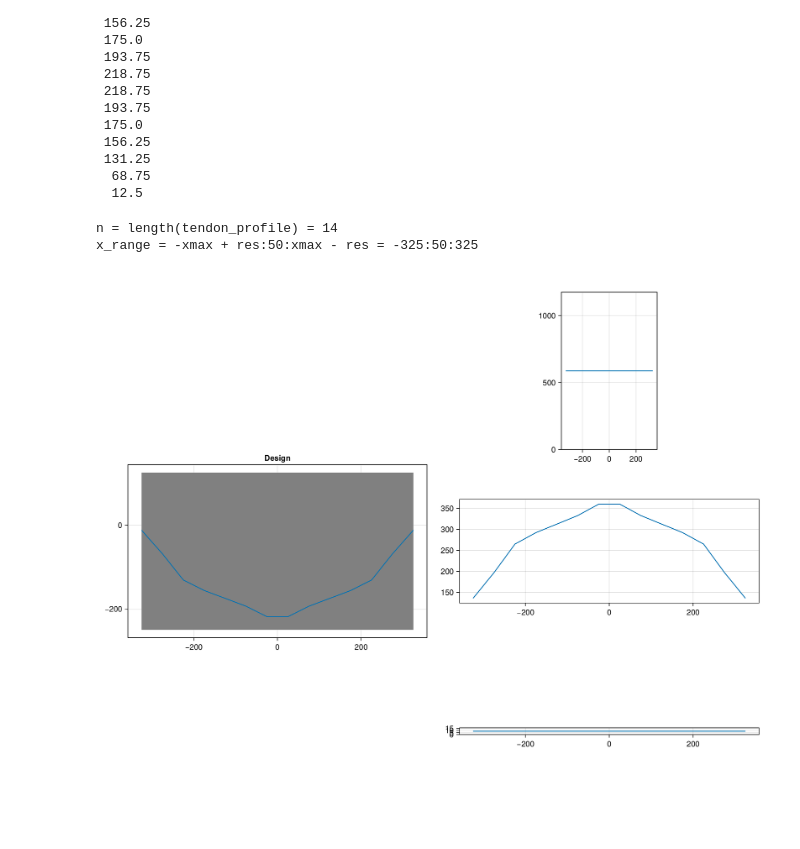
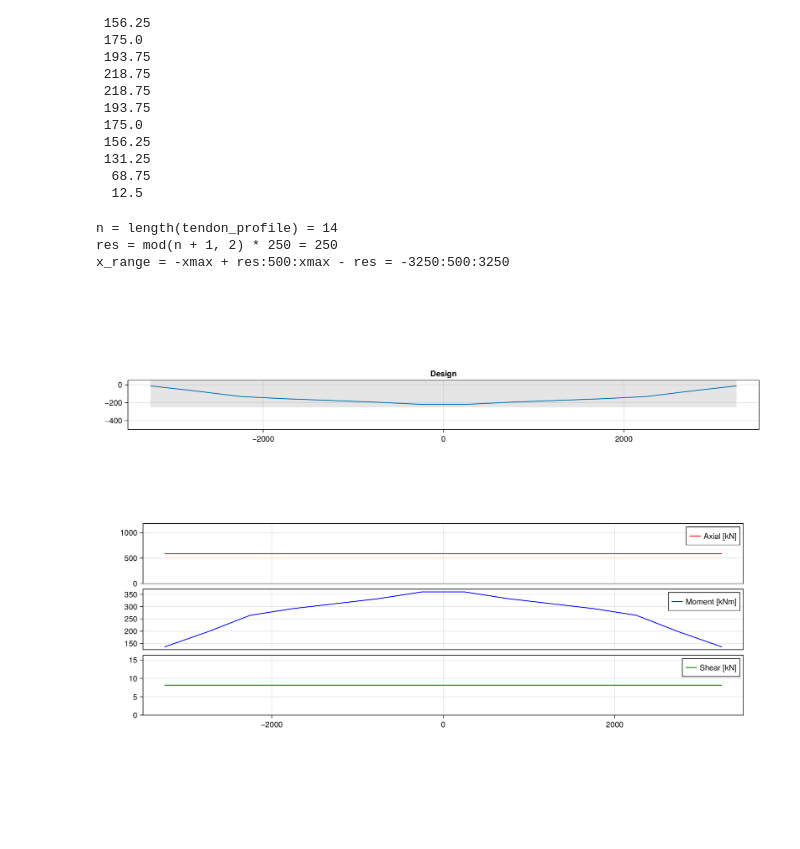
Before and after one commit to pitipatw/ConcreteExplorer, a Jupyter notebook: src/demo_design.ipynb, the cells around one changed output. Drawn from its saved outputs; the diff is of its cells as text; code cells hidden in the pictures; blank space fills up the shorter version.

```diff
--- a/src/demo_design.ipynb
+++ b/src/demo_design.ipynb
@@ -444,56 +444,78 @@ tendon_profile
   68.75
   12.5
 # %%
-f1 = Figure(size = (1200,1000))
-g_design = f1[1,1] = GridLayout()
-g_demands = f1[1,2] = GridLayout()
-
-axs_axial  = Axis(g_demands[1,1],aspect = DataAspect())
-
-
-axs_moment = Axis(g_demands[2,1],aspect = DataAspect())
-axs_shear  = Axis(g_demands[3,1],aspect = DataAspect())
+#plot center around x = 0
+@show n = length(tendon_profile)
+xmax = div(n,2)*500
+@show res = mod(n+1,2)*250
+@show x_range = -xmax+res:500:xmax-res
 
 
 
+f1 = Figure(size = (1200,800))
+g_design = f1[1,1] = GridLayout()
+g_demands = f1[2,1] = GridLayout()
+
 axs_design = Axis(g_design[1,1],title = "Design",
 aspect = DataAspect(),
+limits = (-xmax, xmax, -500, 50),
 yticks = 0:-200:-400,
 )
 
-#plot center around x = 0
-@show n = length(tendon_profile)
-xmax = div(n,2)*50
-res = mod(n+1,2)*25
-@show x_range = -xmax+res:50:xmax-res
-poly!(Rect(-(n-1)*50/2, -L, (n-1)*50, L*1.5), color = :grey)
+poly!(Rect( -xmax+res, -L, (n-1)*500, L*1.5), color = (:grey,0.2))
 tendon = lines!(axs_design, x_range, -tendon_profile)
 
-lines!(axs_axial ,x_range, axial_demands)
-lines!(axs_moment,x_range, moment_demands)
-lines!(axs_shear ,x_range, shear_demands)
 
-colsize!(g_demands, 1, Auto(5))
+
+axs_axial  = Axis(g_demands[1,1],aspect = 10,
+limits = (-xmax, xmax, nothing, nothing),
+)
+
+axs_moment = Axis(g_demands[2,1],aspect = 10,
+limits = (-xmax, xmax, nothing, nothing),
+)
+axs_shear  = Axis(g_demands[3,1],aspect = 10,
+limits = (-xmax, xmax, nothing, nothing),
+)
+hidexdecorations!(axs_axial, grid = false)
+hidexdecorations!(axs_moment, grid = false)
+
+lines!(axs_axial ,x_range, axial_demands , label = "Axial [kN]", color = :red)
+
+
+lines!(axs_moment,x_range, moment_demands, label = "Moment [kNm]", color = :blue)
+
+
+lines!(axs_shear ,x_range, shear_demands , label = "Shear [kN]", color = :green)
+
+
+# for (i, label) in enumerate(["Axial [kN]", "Moment [kNm]", "Shear [kN]"])
+#     Box(g_demands[i, 2], color = :gray90)
+#     Label(g_demands[i,2], label, rotation = pi/2, tellheight = false)
+# end
+
+rowgap!(g_demands, 10)
 
 f1
 
 # n_day_1 = length(0:0.1:6pi)
 # n_day_2 = length(0:0.1:10pi)
 
 # colsize!(gd, 1, Auto(n_day_1))
 # colsize!(gd, 2, Auto(n_day_2))
 # title = "Design Plots",
 # xlabel = "Concrete Strength [MPa]",
 # ylabel = "Embodied Carbon [kg CO2e/m3]",
 
 # xminorticks = 0:2500:20000,
 # xminorgridvisible = true,
 # yminorticks = 0:500:4000,
 # yminorgridvisible = true,
 
 # scatter!(ax1, fc′_Broyles_psi, ec_Broyles)
 # f1
 # %% [output]
 n = length(tendon_profile) = 14
-x_range = -xmax + res:50:xmax - res = -325:50:325
+res = mod(n + 1, 2) * 250 = 250
+x_range = -xmax + res:500:xmax - res = -3250:500:3250
-[figure, old version]
+[figure, new version]
```
